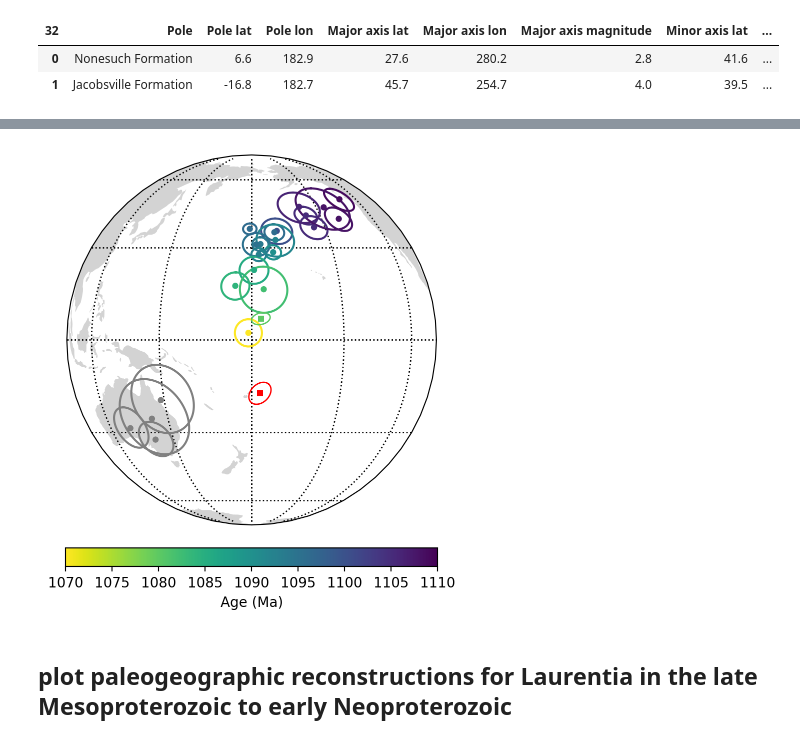
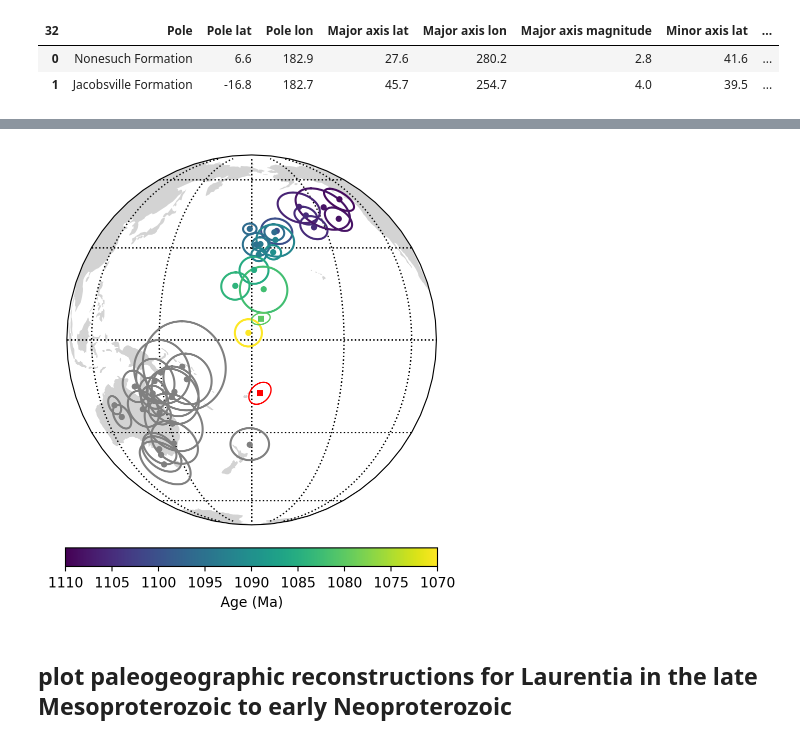
Before and after one commit to duserzym/Yiming_Zhang_PhD_dissertation, a Jupyter notebook: code/paleogeography_summary.ipynb, the cells around one changed output, grey strips where cells are left out. Drawn from its saved outputs; the diff is of its cells as text; code cells hidden in the pictures.

Commit message:
update notebooks and figures

```diff
--- a/code/paleogeography_summary.ipynb
+++ b/code/paleogeography_summary.ipynb
@@ -36,7 +36,7 @@ import pygplates as pgp
 # %% [markdown]
 ## plot APWP for Laurentia in the late Mesoproterozoic to early Neoproterozoic
 # %%
-pole_compilations = pd.read_csv('../data/pmag_compiled/Jacobosville_paleogeography_pole_compilation.csv',
+pole_compilations = pd.read_csv('../data/pmag_compiled/paleogeography_pole_compilation.csv',
                                 dtype={'Pole lat':float, 'Pole lon':float, 'A95':float,
                                        'AgeNominal':float, 'AgeLower':float, 'AgeUpper':float})
 
@@ -53,7 +53,7 @@ Fisher_pole_compilation['AgeNominal'] = Fisher_pole_compilation['AgeNominal'].as
 Fisher_pole_compilation['AgeLower'] = Fisher_pole_compilation['AgeLower'].astype(float)
 Fisher_pole_compilation['AgeUpper'] = Fisher_pole_compilation['AgeUpper'].astype(float)
 
-# get MCR poles
+# get MCR poles (including Cardenas Basalt pole)
 MCR_poles = Fisher_pole_compilation.iloc[:18]
 
 # get Neoproterozoic poles
@@ -88,3 +88,7 @@ Kent_pole_compilation
 | 32 | Pole | Pole lat | Pole lon | Major axis lat | Major axis lon | Major axis magnitude | Minor axis lat | ... |
 | 0 | Nonesuch Formation | 6.6 | 182.9 | 27.6 | 280.2 | 2.8 | 41.6 | ... |
 | 1 | Jacobsville Formation | -16.8 | 182.7 | 45.7 | 254.7 | 4.0 | 39.5 | ... |
+# %%
+## import Halls, 2015 data compilation of Grenville A component poles
+Grenville_A_poles = pd.read_csv('../data/pmag_compiled/Halls2015_A.csv')
+Grenville_A_poles.head()
@@ -91,35 +113,37 @@ Kent_pole_compilation
 # %%
 m = ipmag.make_orthographic_map(central_longitude=180, central_latitude=0, figsize=(6,6), land_edge_color='none', land_color='lightgrey')
 
 # define a colormap for late Mesoproterozoic MCR poles
 color_mapping = plt.cm.ScalarMappable(cmap='viridis_r', norm=plt.Normalize(vmin=1070, vmax=1110))
 MCR_colors = color_mapping.to_rgba(MCR_poles['AgeNominal'].tolist())
 
 for i in range(len(MCR_poles)):
     ipmag.plot_pole(m, MCR_poles['Pole lon'][i], MCR_poles['Pole lat'][i], MCR_poles['A95'][i], color=MCR_colors[i], edgecolor='none')
 
-ipmag.plot_poles(m, Grenville_poles['Pole lon'], Grenville_poles['Pole lat'], Grenville_poles['A95'], color='gray', edgecolor='none')
+# ipmag.plot_poles(m, Grenville_poles['Pole lon'], Grenville_poles['Pole lat'], Grenville_poles['A95'], color='gray', edgecolor='none')
+ipmag.plot_poles(m, Grenville_A_poles['Plon']+180, -Grenville_A_poles['Plat'], Grenville_A_poles['a95'], color='gray', edgecolor='none')
 
 # ipmag.plot_poles(m, Tonian_poles['Pole lon'], Tonian_poles['Pole lat'], Tonian_poles['A95'], color='orange', edgecolor='none')
 
 
 ipmag.plot_pole_ellipse(m, {'dec':Nonesuch_pole['Pole lon'], 'inc':Nonesuch_pole['Pole lat'],
                             'Zdec': Nonesuch_pole['Major axis lon'], 'Zinc': Nonesuch_pole['Major axis lat'],
                             'Edec': Nonesuch_pole['Minor axis lon'], 'Einc': Nonesuch_pole['Minor axis lat'],
                             'Zeta': Nonesuch_pole['Major axis magnitude'],'Eta': Nonesuch_pole['Minor axis magnitude']},
                             color=color_mapping.to_rgba(Nonesuch_pole['AgeNominal']), edgecolor='none')
 
 ipmag.plot_pole_ellipse(m, {'dec':Jacobsville_pole['Pole lon'], 'inc':Jacobsville_pole['Pole lat'],
                             'Zdec': Jacobsville_pole['Major axis lon'], 'Zinc': Jacobsville_pole['Major axis lat'],
                             'Edec': Jacobsville_pole['Minor axis lon'], 'Einc': Jacobsville_pole['Minor axis lat'],
                             'Zeta': Jacobsville_pole['Major axis magnitude'],'Eta': Jacobsville_pole['Minor axis magnitude']},
                             color='r', lower=0, edgecolor='none')
 
-plt.colorbar(color_mapping, label='Age (Ma)', orientation='horizontal', pad=0.05, shrink=0.8, aspect=20)
-plt.savefig('../figure/pole_plot.pdf', bbox_inches='tight')
+cbar = plt.colorbar(color_mapping, label='Age (Ma)', orientation='horizontal', pad=0.05, shrink=0.8, aspect=20)
+cbar.ax.invert_xaxis()
+# plt.savefig('../figure/pole_plot.pdf', bbox_inches='tight')
 plt.show()
 # %% [output]
-[figure, old version]
+[figure, new version]
 # %% [markdown]
 ## plot paleogeographic reconstructions for Laurentia in the late Mesoproterozoic to early Neoproterozoic
 # %% [markdown]
```
Also changed, not shown: parts of 1 cell of this notebook, 5 other files.
